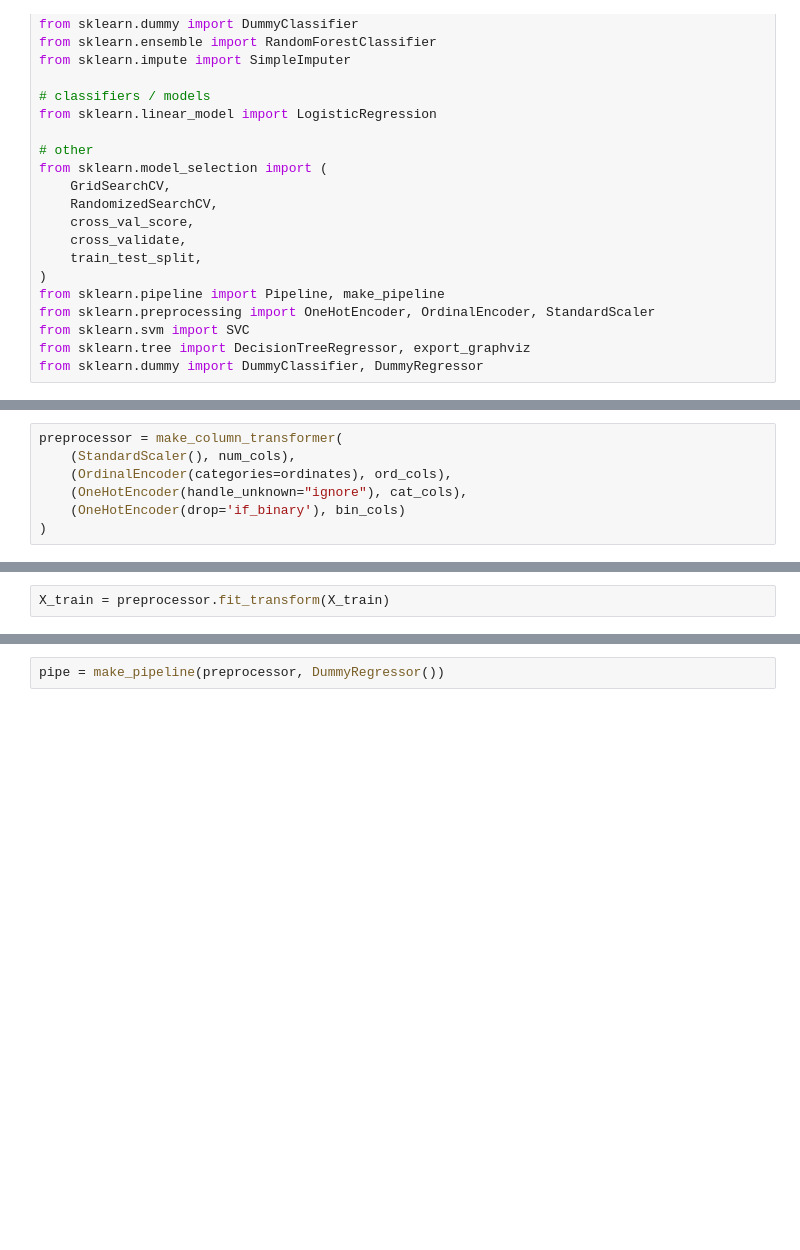
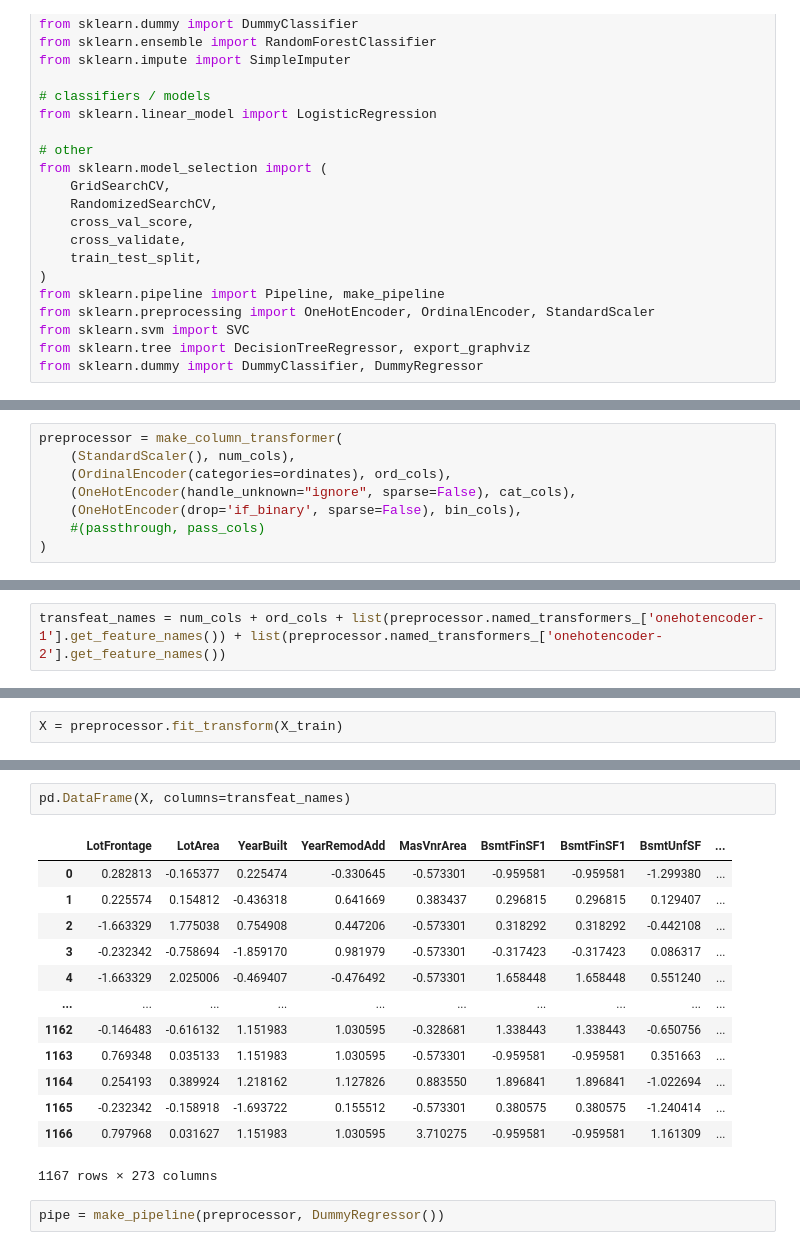
Before and after one commit to tejasph/house_price_prediction, a Jupyter notebook: Preprocess.ipynb, the cells around one changed output, grey strips where cells are left out. Cells and saved outputs as stored; diff of their text form; blank space fills up the shorter version.

Commit message:
added column names after transformation

```diff
--- a/Preprocess.ipynb
+++ b/Preprocess.ipynb
@@ -145,6 +125,7 @@ X_train.shape
 preprocessor = make_column_transformer(
     (StandardScaler(), num_cols),
     (OrdinalEncoder(categories=ordinates), ord_cols),
-    (OneHotEncoder(handle_unknown="ignore"), cat_cols),
-    (OneHotEncoder(drop='if_binary'), bin_cols)
+    (OneHotEncoder(handle_unknown="ignore", sparse=False), cat_cols),
+    (OneHotEncoder(drop='if_binary', sparse=False), bin_cols),
+    #(passthrough, pass_cols)
 )
@@ -150,0 +146,2 @@ preprocessor = make_column_transformer(
+# %%
+transfeat_names = num_cols + ord_cols + list(preprocessor.named_transformers_['onehotencoder-1'].get_feature_names()) + list(preprocessor.named_transformers_['onehotencoder-2'].get_feature_names())
@@ -151,2 +150,2 @@ preprocessor = make_column_transformer(
 # %%
-X_train = preprocessor.fit_transform(X_train)
+X = preprocessor.fit_transform(X_train)
@@ -196,3 +152,19 @@ pd.DataFrame(X_valid_scaled.todense())
+# %%
+pd.DataFrame(X, columns=transfeat_names)
+# %% [output]
+|  | LotFrontage | LotArea | YearBuilt | YearRemodAdd | MasVnrArea | BsmtFinSF1 | BsmtFinSF1 | BsmtUnfSF | ... |
+| 0 | 0.282813 | -0.165377 | 0.225474 | -0.330645 | -0.573301 | -0.959581 | -0.959581 | -1.299380 | ... |
+| 1 | 0.225574 | 0.154812 | -0.436318 | 0.641669 | 0.383437 | 0.296815 | 0.296815 | 0.129407 | ... |
+| 2 | -1.663329 | 1.775038 | 0.754908 | 0.447206 | -0.573301 | 0.318292 | 0.318292 | -0.442108 | ... |
+| 3 | -0.232342 | -0.758694 | -1.859170 | 0.981979 | -0.573301 | -0.317423 | -0.317423 | 0.086317 | ... |
+| 4 | -1.663329 | 2.025006 | -0.469407 | -0.476492 | -0.573301 | 1.658448 | 1.658448 | 0.551240 | ... |
+| ... | ... | ... | ... | ... | ... | ... | ... | ... | ... |
+| 1162 | -0.146483 | -0.616132 | 1.151983 | 1.030595 | -0.328681 | 1.338443 | 1.338443 | -0.650756 | ... |
+| 1163 | 0.769348 | 0.035133 | 1.151983 | 1.030595 | -0.573301 | -0.959581 | -0.959581 | 0.351663 | ... |
+| 1164 | 0.254193 | 0.389924 | 1.218162 | 1.127826 | 0.883550 | 1.896841 | 1.896841 | -1.022694 | ... |
+| 1165 | -0.232342 | -0.158918 | -1.693722 | 0.155512 | -0.573301 | 0.380575 | 0.380575 | -1.240414 | ... |
+| 1166 | 0.797968 | 0.031627 | 1.151983 | 1.030595 | 3.710275 | -0.959581 | -0.959581 | 1.161309 | ... |
+1167 rows × 273 columns
 # %%
 pipe = make_pipeline(preprocessor, DummyRegressor())
 # %%
```
Also changed, not shown: parts of 9 cells of this notebook, 4 other files.
